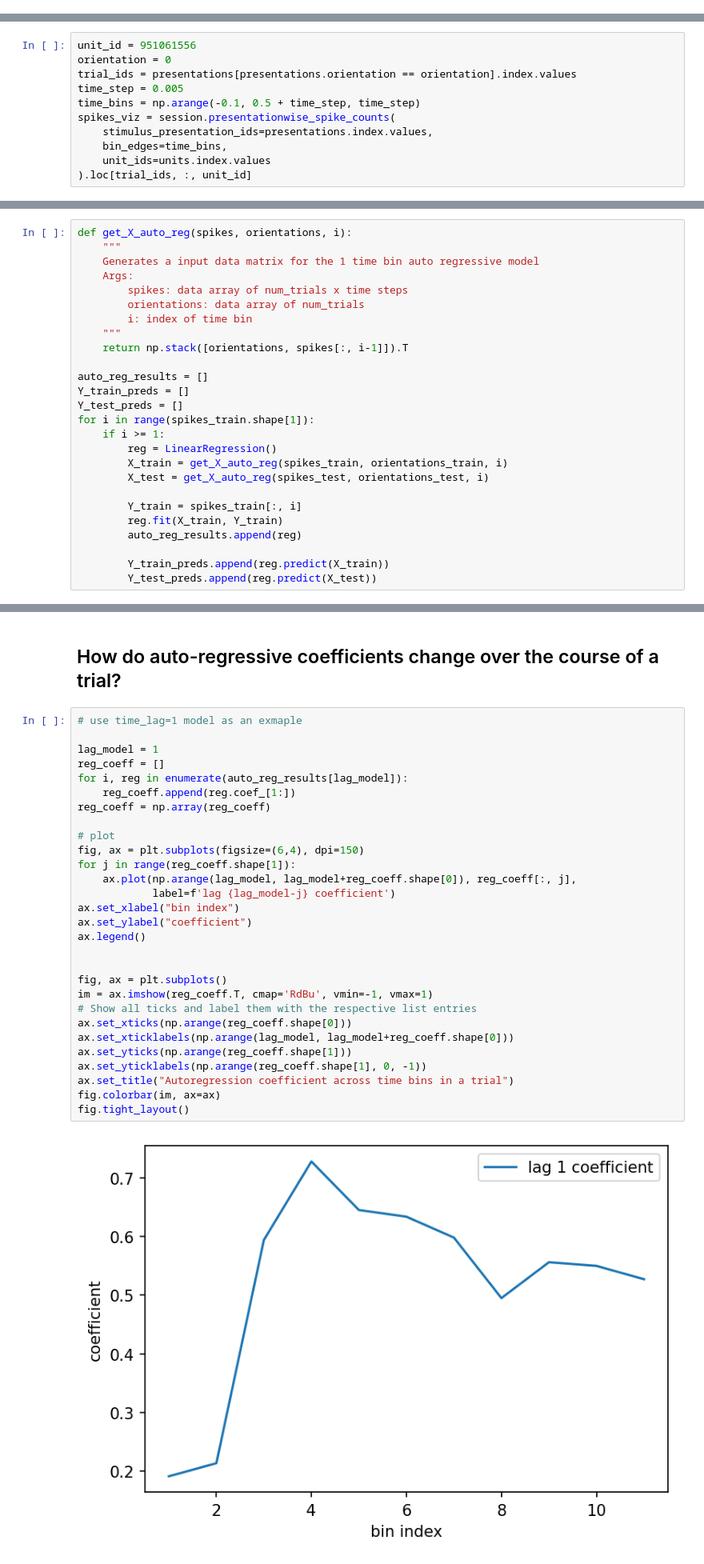
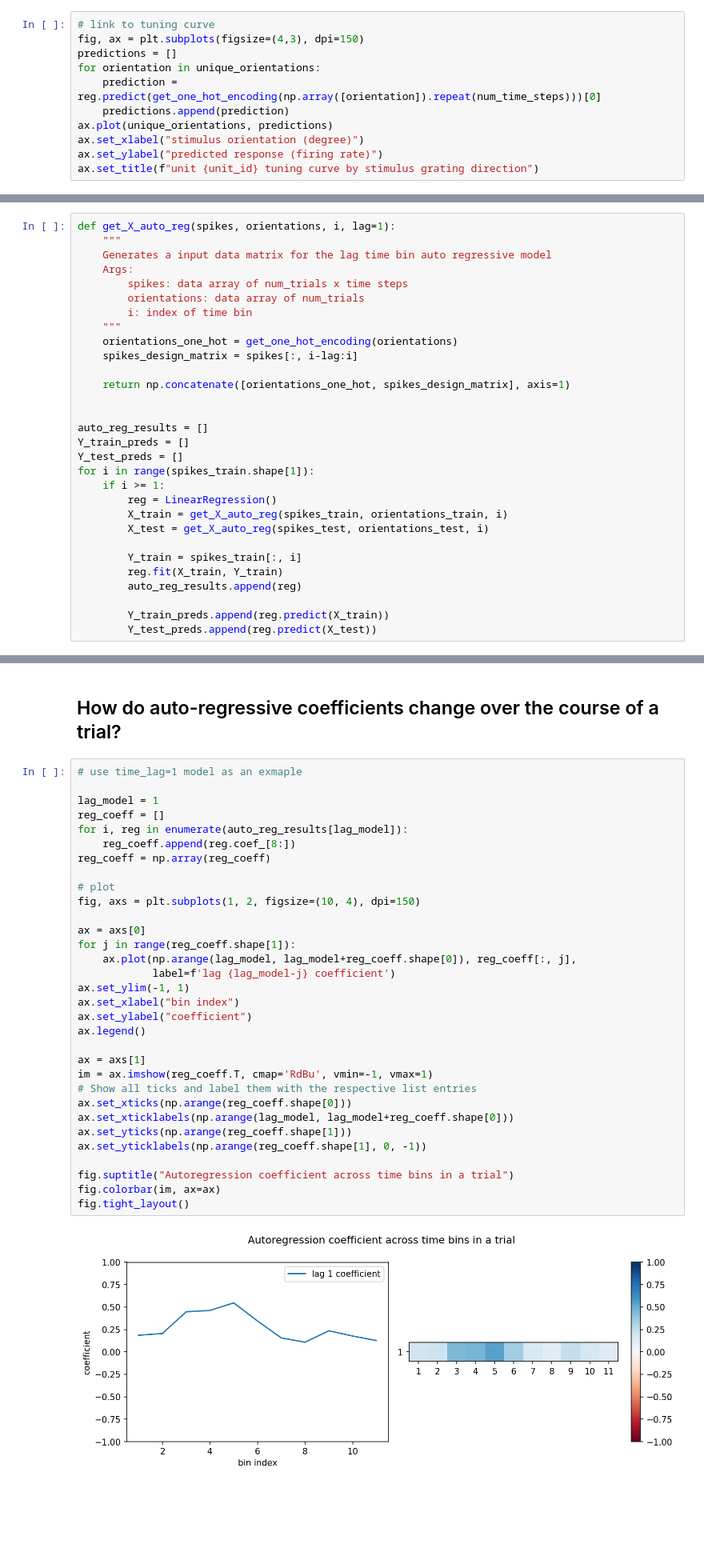
Before and after one commit to AllenInstitute/swdb_variability, a Jupyter notebook: code/Day5_VisualCodingNeuroPixels_categorical.ipynb, the cells around one changed output, grey strips where cells are left out. Shown at 80% size. Cells and saved outputs as stored; diff of their text form; blank space fills up the shorter version.

Commit message:
categorical variable autoregrssive models

```diff
--- a/code/Day5_VisualCodingNeuroPixels_categorical.ipynb
+++ b/code/Day5_VisualCodingNeuroPixels_categorical.ipynb
@@ -262,3 +277,14 @@ ax.set_title(f"unit {unit_id} mean spike counts by stimulus grating direction")
 # %% [output]
 Text(0.5, 1.0, 'unit 951061556 mean spike counts by stimulus grating direction')
 [figure]
+# %%
+# link to tuning curve
+fig, ax = plt.subplots(figsize=(4,3), dpi=150)
+predictions = []
+for orientation in unique_orientations:
+    prediction = reg.predict(get_one_hot_encoding(np.array([orientation]).repeat(num_time_steps)))[0]
+    predictions.append(prediction)
+ax.plot(unique_orientations, predictions)
+ax.set_xlabel("stimulus orientation (degree)")
+ax.set_ylabel("predicted response (firing rate)")
+ax.set_title(f"unit {unit_id} tuning curve by stimulus grating direction")
@@ -325,15 +357,4 @@ Text(0.5, 1.0, 'unit 951061556 mean spike counts by stimulus grating direction')
 So far, our model has gotten fairly good at matching the stimulus-averaged responses of this neuron, though looking at the $ R^2 $ score this still doesn't explain all of the neural variability. How variable is neuron's activity within the same stimulus condition?
 
 To answer this question, we can plot the per-trial activity of our neuron within the same stimulus condition (direction grating at 0 degrees). For visualization purposes, we'll bin the neural activity at 5ms bins, and smooth it over a 50ms window.
-# %%
-unit_id = 951061556
-orientation = 0
-trial_ids = presentations[presentations.orientation == orientation].index.values
-time_step = 0.005
-time_bins = np.arange(-0.1, 0.5 + time_step, time_step)
-spikes_viz = session.presentationwise_spike_counts(
-    stimulus_presentation_ids=presentations.index.values,
-    bin_edges=time_bins,
-    unit_ids=units.index.values
-).loc[trial_ids, :, unit_id]
 # %%
@@ -362,15 +402,19 @@ $$ r(t) = w^{stim}(t) \times s + w^{auto}_{t-1}(t) \times r(t-1) $$
 
 Per timestep, is variation in activity explained by stim direction as well as previous activity?
 # %%
-def get_X_auto_reg(spikes, orientations, i):
+def get_X_auto_reg(spikes, orientations, i, lag=1):
     """
-    Generates a input data matrix for the 1 time bin auto regressive model
+    Generates a input data matrix for the lag time bin auto regressive model
     Args:
         spikes: data array of num_trials x time steps
         orientations: data array of num_trials
         i: index of time bin
     """
-    return np.stack([orientations, spikes[:, i-1]]).T
+    orientations_one_hot = get_one_hot_encoding(orientations)
+    spikes_design_matrix = spikes[:, i-lag:i]
+
+    return np.concatenate([orientations_one_hot, spikes_design_matrix], axis=1)
+
 
 auto_reg_results = []
 Y_train_preds = []
@@ -510,31 +548,34 @@ ax.legend()
 # %%
 # use time_lag=1 model as an exmaple
 
 lag_model = 1
 reg_coeff = []
 for i, reg in enumerate(auto_reg_results[lag_model]):
-    reg_coeff.append(reg.coef_[1:])
+    reg_coeff.append(reg.coef_[8:])
 reg_coeff = np.array(reg_coeff)
 
 # plot
-fig, ax = plt.subplots(figsize=(6,4), dpi=150)
+fig, axs = plt.subplots(1, 2, figsize=(10, 4), dpi=150)
+
+ax = axs[0]
 for j in range(reg_coeff.shape[1]):
     ax.plot(np.arange(lag_model, lag_model+reg_coeff.shape[0]), reg_coeff[:, j],
             label=f'lag {lag_model-j} coefficient')
+ax.set_ylim(-1, 1)
 ax.set_xlabel("bin index")
 ax.set_ylabel("coefficient")
 ax.legend()
 
-
-fig, ax = plt.subplots()
+ax = axs[1]
 im = ax.imshow(reg_coeff.T, cmap='RdBu', vmin=-1, vmax=1)
 # Show all ticks and label them with the respective list entries
 ax.set_xticks(np.arange(reg_coeff.shape[0]))
 ax.set_xticklabels(np.arange(lag_model, lag_model+reg_coeff.shape[0]))
 ax.set_yticks(np.arange(reg_coeff.shape[1]))
 ax.set_yticklabels(np.arange(reg_coeff.shape[1], 0, -1))
-ax.set_title("Autoregression coefficient across time bins in a trial")
+
+fig.suptitle("Autoregression coefficient across time bins in a trial")
 fig.colorbar(im, ax=ax)
 fig.tight_layout()
 # %% [output]
-[figure, old version]
+[figure, new version]
```
Also changed, not shown: parts of 24 cells of this notebook, 2 other files.
